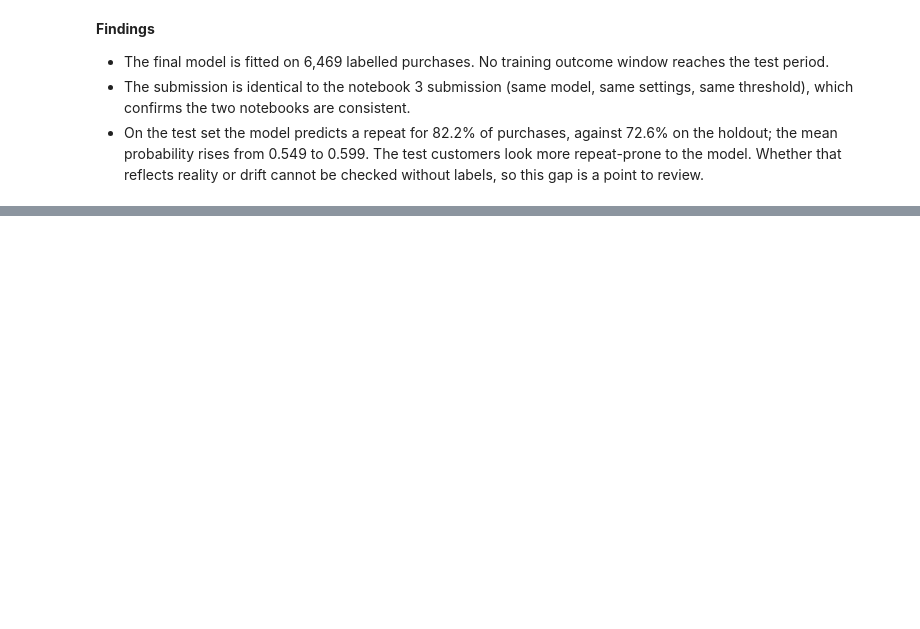
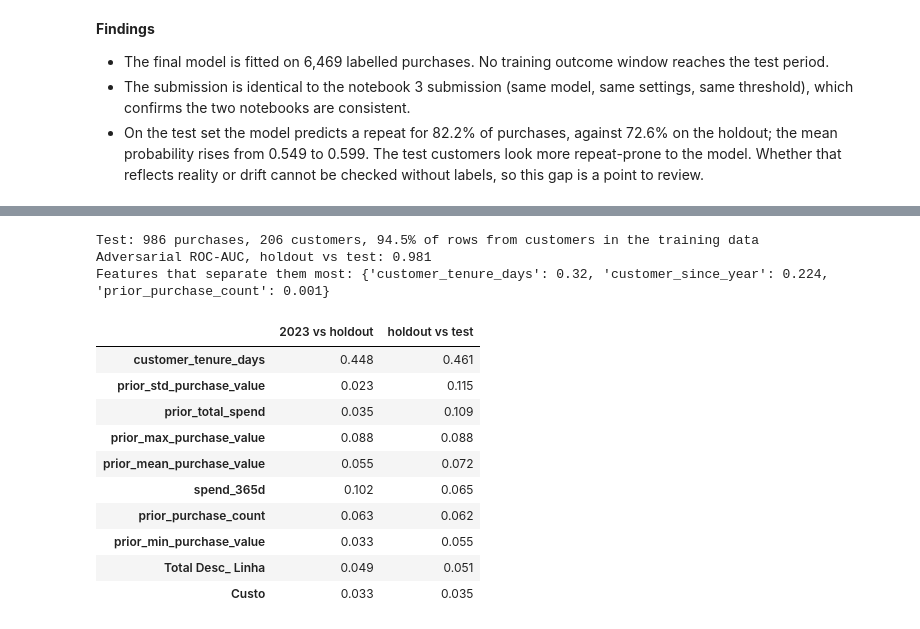
Before and after one commit to PedroHSantos20/ml-repeat-purchase, a Jupyter notebook: notebooks/04_modelling_project.ipynb, the cells around one changed output, grey strips where cells are left out. Drawn from its saved outputs; the diff is of its cells as text; code cells hidden in the pictures; blank space fills up the shorter version.

```diff
--- a/notebooks/04_modelling_project.ipynb
+++ b/notebooks/04_modelling_project.ipynb
@@ -2315,0 +2321,65 @@ Identical to the notebook 3 submission: True
+# %%
+# Numeric inputs used by the models; the noise column is already excluded
+numeric_cols = [c for c in linear_inputs if pd.api.types.is_numeric_dtype(train[c])]
+last_dev_year = dev[dev["purchase_date"].dt.year == VAL_YEARS[-1]]
+
+
+def psi(expected, actual, bins=10):
+    """Population stability index; bins are deciles of the expected sample."""
+    expected, actual = expected.dropna().astype(float), actual.dropna().astype(float)
+    edges = np.unique(np.quantile(expected, np.linspace(0, 1, bins + 1)))
+    edges[0], edges[-1] = -np.inf, np.inf
+    e = np.histogram(expected, edges)[0] / len(expected) + 1e-4  # small floor avoids log(0)
+    a = np.histogram(actual, edges)[0] / len(actual) + 1e-4
+    return float(((a - e) * np.log(a / e)).sum())
+
+
+psi_table = pd.DataFrame({
+    f"{VAL_YEARS[-1]} vs holdout": {c: psi(last_dev_year[c], holdout[c]) for c in numeric_cols},
+    "holdout vs test": {c: psi(holdout[c], test[c]) for c in numeric_cols},
+}).sort_values("holdout vs test", ascending=False)
+
+# Adversarial check: can a model tell holdout rows from test rows?
+adv_X = pd.concat([holdout[numeric_cols], test[numeric_cols]]).astype(float)
+adv_y = np.r_[np.zeros(len(holdout)), np.ones(len(test))]
+adv_model = HistGradientBoostingClassifier(max_iter=200, learning_rate=0.05, random_state=RANDOM_STATE)
+adv_p = cross_val_predict(adv_model, adv_X, adv_y, method="predict_proba",
+                          cv=StratifiedKFold(5, shuffle=True, random_state=RANDOM_STATE))[:, 1]
+adv_importance = pd.Series(
+    permutation_importance(adv_model.fit(adv_X, adv_y), adv_X, adv_y, scoring="roc_auc",
+                           n_repeats=3, random_state=RANDOM_STATE).importances_mean,
+    index=numeric_cols,
+).sort_values(ascending=False)
+
+seen_test = test["customer_id"].isin(train["customer_id"])
+print(f"Test: {len(test)} purchases, {test['customer_id'].nunique()} customers, "
+      f"{seen_test.mean():.1%} of rows from customers in the training data")
+print(f"Adversarial ROC-AUC, holdout vs test: {roc_auc_score(adv_y, adv_p):.3f}")
+print("Features that separate them most:", adv_importance.head(3).round(3).to_dict())
+display(psi_table.head(10).round(3))
+
+top = psi_table.head(10).iloc[::-1]
+fig = go.Figure([go.Bar(y=top.index, x=top[col], orientation="h", name=col, marker_color=SERIES_COLOURS[i])
+                 for i, col in enumerate(top.columns)])
+fig.add_vline(x=0.1, line_dash="dot", line_color=ACCENT["near_black"])
+fig.add_vline(x=0.25, line_dash="dash", line_color=ACCENT["near_black"])
+fig.update_layout(title="Population stability index of the inputs", xaxis_title="PSI (0.1 watch, 0.25 shift)",
+                  barmode="group", height=520)
+fig.show()
+fig.write_html(FIGURES_DIR / "04_psi.html", **HTML_OPTIONS)
+fig.write_image(FIGURES_DIR / "04_psi.png", **PNG_OPTIONS)
+# %% [output]
+Test: 986 purchases, 206 customers, 94.5% of rows from customers in the training data
+Adversarial ROC-AUC, holdout vs test: 0.981
+Features that separate them most: {'customer_tenure_days': 0.32, 'customer_since_year': 0.224, 'prior_purchase_count': 0.001}
+|  | 2023 vs holdout | holdout vs test |
+| customer_tenure_days | 0.448 | 0.461 |
+| prior_std_purchase_value | 0.023 | 0.115 |
+| prior_total_spend | 0.035 | 0.109 |
+| prior_max_purchase_value | 0.088 | 0.088 |
+| prior_mean_purchase_value | 0.055 | 0.072 |
+| spend_365d | 0.102 | 0.065 |
+| prior_purchase_count | 0.063 | 0.062 |
+| prior_min_purchase_value | 0.033 | 0.055 |
+| Total Desc_ Linha | 0.049 | 0.051 |
+| Custo | 0.033 | 0.035 |
```
Also changed, not shown: parts of 9 cells of this notebook, 14 other files.
